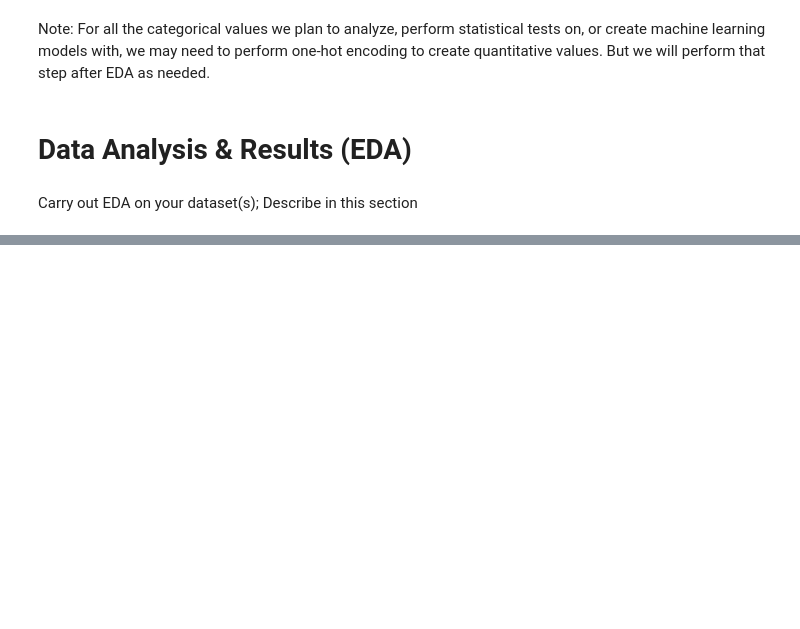
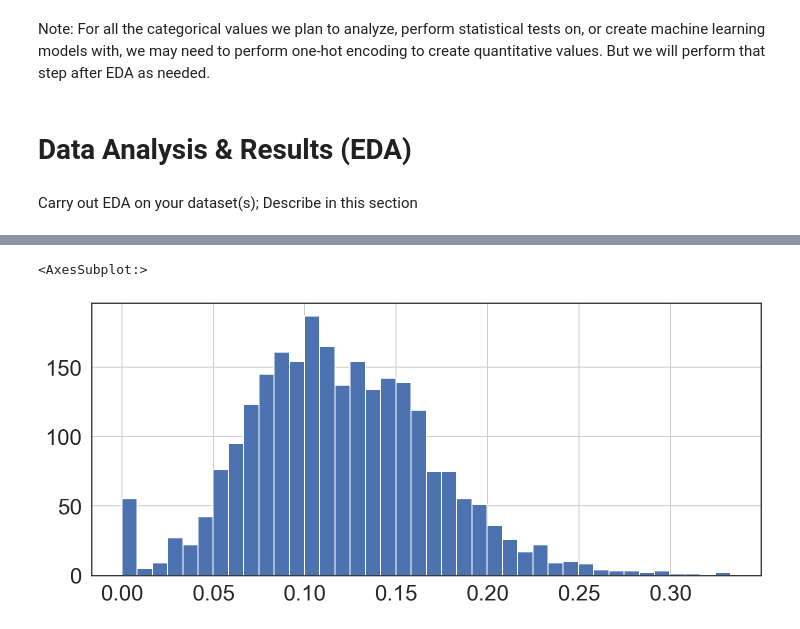
Before and after one commit to jjoycehu/pred-box-office, a Jupyter notebook: EDACheckpointGroup_078-Fa22.ipynb, the cells around one changed output, grey strips where cells are left out. Drawn from its saved outputs; the diff is of its cells as text; code cells hidden in the pictures; blank space fills up the shorter version.

```diff
--- a/EDACheckpointGroup_078-Fa22.ipynb
+++ b/EDACheckpointGroup_078-Fa22.ipynb
@@ -476,0 +492,5 @@ Carry out EDA on your dataset(s); Describe in this section
+# %%
+df['VADER negative'].hist(bins=40)
+# %% [output]
+<AxesSubplot:>
+[figure, added]
```
Also changed, not shown: parts of 15 cells of this notebook, 1 other file.
